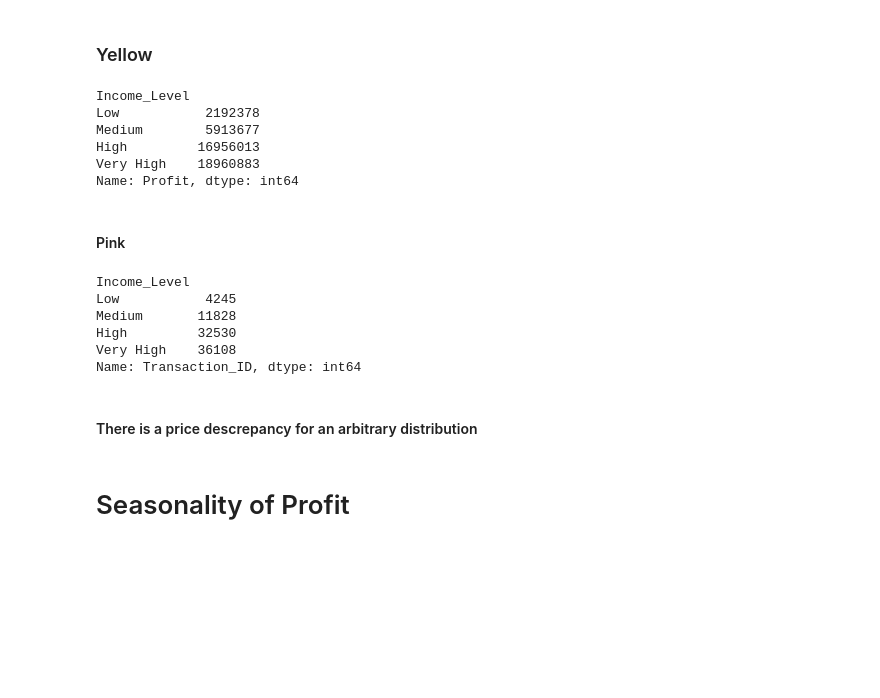
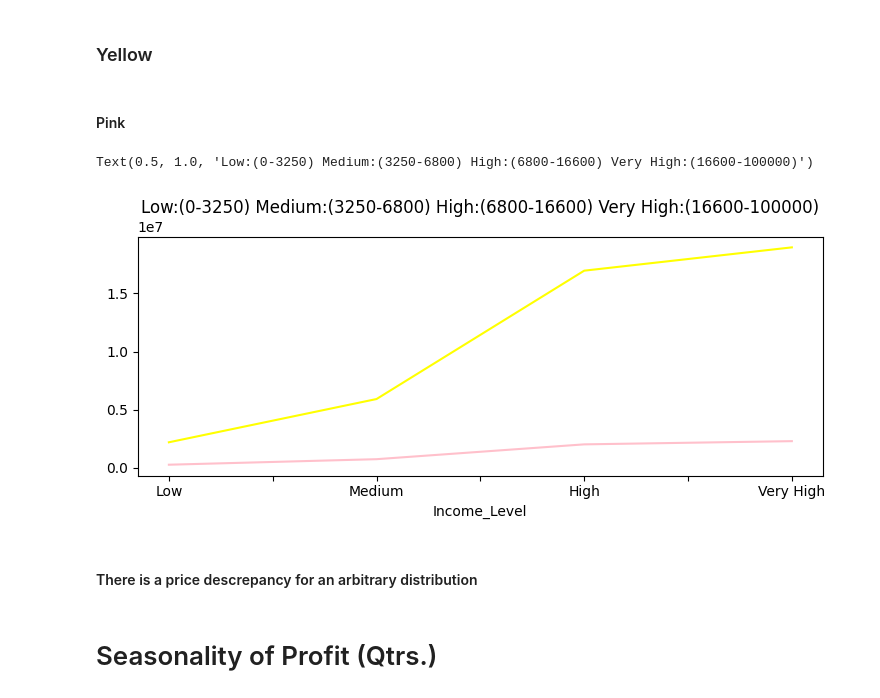
Before and after one commit to Sohlar/DataGlacier-EDA, a Jupyter notebook: Untitled.ipynb, the cells around one changed output. Drawn from its saved outputs; the diff is of its cells as text; code cells hidden in the pictures; blank space fills up the shorter version.

```diff
--- a/Untitled.ipynb
+++ b/Untitled.ipynb
@@ -172,34 +189,22 @@ income_brackets = [0, 3250, 6800, 16600, 100000]
 # Divide the income series into brackets
 df_y['Income_Level'] = pd.cut(df_y[r'Income_(USD/Month)'], income_brackets, labels=["Low", "Medium", "High", "Very High"])
 
-df_out = df_y.groupby('Income_Level')['Profit'].sum()
-
-df_out
+df_y_out = df_y.groupby('Income_Level')['Profit'].sum().copy()
-# %% [output]
-Income_Level
-Low           2192378
-Medium        5913677
-High         16956013
-Very High    18960883
-Name: Profit, dtype: int64
 # %% [markdown]
 #### Pink
 # %%
 # Divide the income series into brackets
 df_p['Income_Level'] = pd.cut(df_p[r'Income_(USD/Month)'], income_brackets, labels=["Low", "Medium", "High", "Very High"])
 
-df_p_new = df_p.groupby('Income_Level')['Profit'].sum().copy()
-df_out = df_p.groupby('Income_Level')['Transaction_ID'].count().copy()
-
-df_out
+df_p_out = df_p.groupby('Income_Level')['Profit'].sum().copy()
-# %% [output]
-Income_Level
-Low           4245
-Medium       11828
-High         32530
-Very High    36108
-Name: Transaction_ID, dtype: int64
+# %%
+df_p_out.plot(color='Pink')
+df_y_out.plot(color='Yellow')
+plt.title('Low:(0-3250) Medium:(3250-6800) High:(6800-16600) Very High:(16600-100000)')
+# %% [output]
+Text(0.5, 1.0, 'Low:(0-3250) Medium:(3250-6800) High:(6800-16600) Very High:(16600-100000)')
+[figure, added]
 # %% [markdown]
 #### There is a price descrepancy for an arbitrary distribution
 # %% [markdown]
-# Seasonality of Profit
+# Seasonality of Profit (Qtrs.)
```
Also changed, not shown: parts of 18 cells of this notebook.
